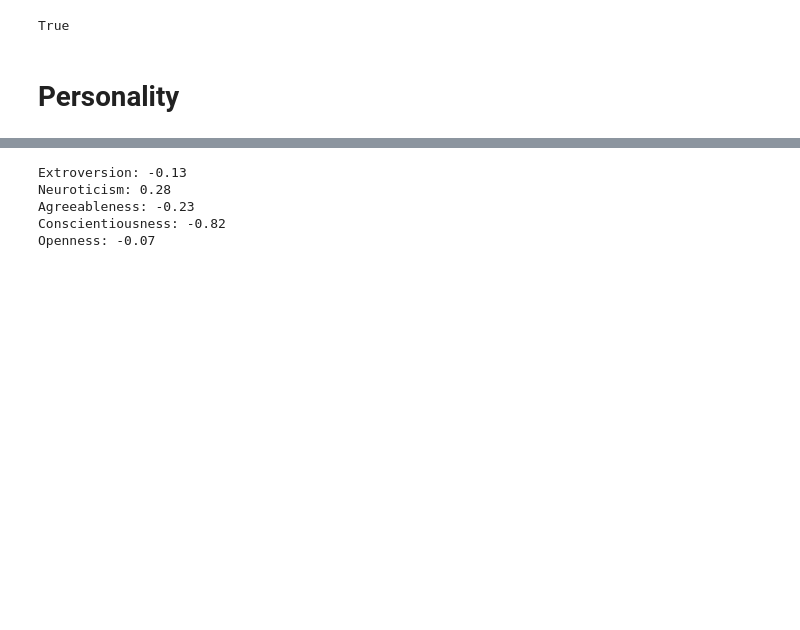
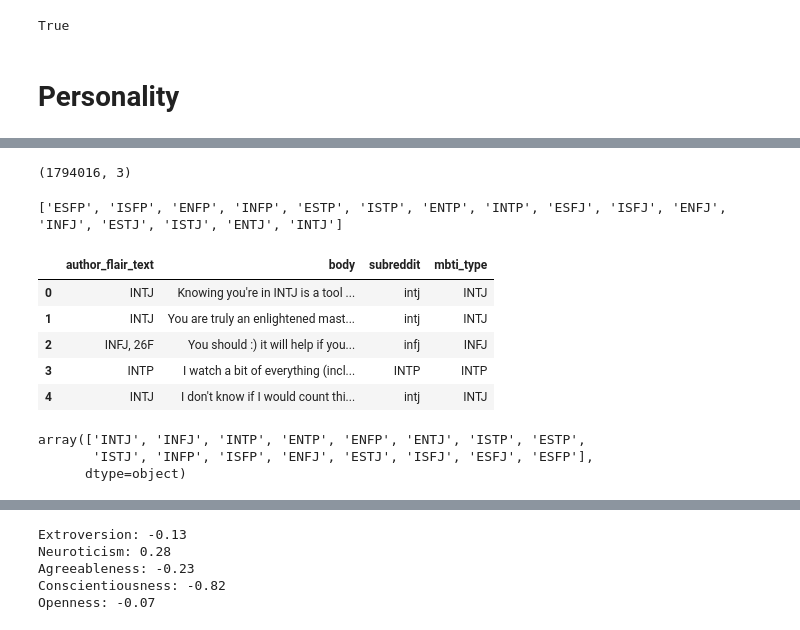
Before and after one commit to stmorse/reddit, a Jupyter notebook: analysis/sandbox3_nontopic.ipynb, the cells around one changed output, grey strips where cells are left out. Cells and saved outputs as stored; diff of their text form; code cells hidden in the pictures; blank space fills up the shorter version.

```diff
--- a/analysis/sandbox3_nontopic.ipynb
+++ b/analysis/sandbox3_nontopic.ipynb
@@ -31,0 +54,3 @@ True
+# %%
+df = pd.read_csv(f'{BASE_PATH}mbti_data/mbti_full_pull.csv')
+df.head()
@@ -31,0 +64,37 @@ True
+# %%
+df.shape
+# %% [output]
+(1794016, 3)
+# %%
+mbti_pairs = [('E', 'I'), ('S', 'N'), ('F', 'T'), ('P', 'J')]
+mbti_types = []
+for k in range(16):
+    t = ''
+    for i, pair in enumerate(mbti_pairs):
+        t += pair[(k >> i) & 1]
+    mbti_types.append(t)
+print(mbti_types)
+# %% [output]
+['ESFP', 'ISFP', 'ENFP', 'INFP', 'ESTP', 'ISTP', 'ENTP', 'INTP', 'ESFJ', 'ISFJ', 'ENFJ', 'INFJ', 'ESTJ', 'ISTJ', 'ENTJ', 'INTJ']
+# %%
+def find_mbti_type(text):
+    for mbti_type in mbti_types:
+        if mbti_type.lower() in text.lower():
+            return mbti_type
+    return None
+
+df['mbti_type'] = df.apply(lambda row: find_mbti_type(row['author_flair_text']) or find_mbti_type(row['subreddit']), axis=1)
+df.head()
+# %% [output]
+|  | author_flair_text | body | subreddit | mbti_type |
+| 0 | INTJ | Knowing you're in INTJ is a tool ... | intj | INTJ |
+| 1 | INTJ | You are truly an enlightened mast... | intj | INTJ |
+| 2 | INFJ, 26F | You should :) it will help if you... | infj | INFJ |
+| 3 | INTP | I watch a bit of everything (incl... | INTP | INTP |
+| 4 | INTJ | I don't know if I would count thi... | intj | INTJ |
+# %%
+df['mbti_type'].unique()
+# %% [output]
+array(['INTJ', 'INFJ', 'INTP', 'ENTP', 'ENFP', 'ENTJ', 'ISTP', 'ESTP',
+       'ISTJ', 'INFP', 'ISFP', 'ENFJ', 'ESTJ', 'ISFJ', 'ESFJ', 'ESFP'],
+      dtype=object)
```
Also changed, not shown: parts of 57 cells of this notebook, 4 other files.
